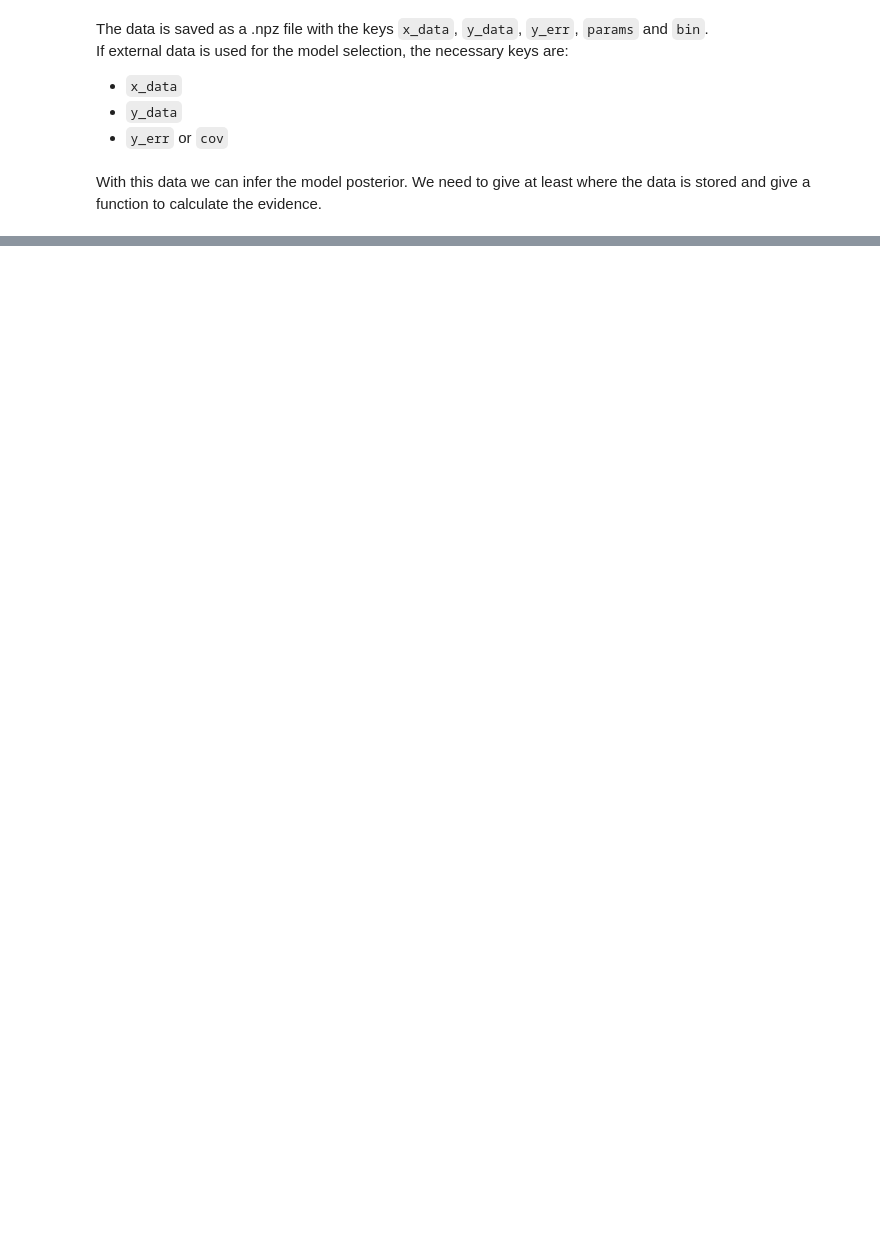
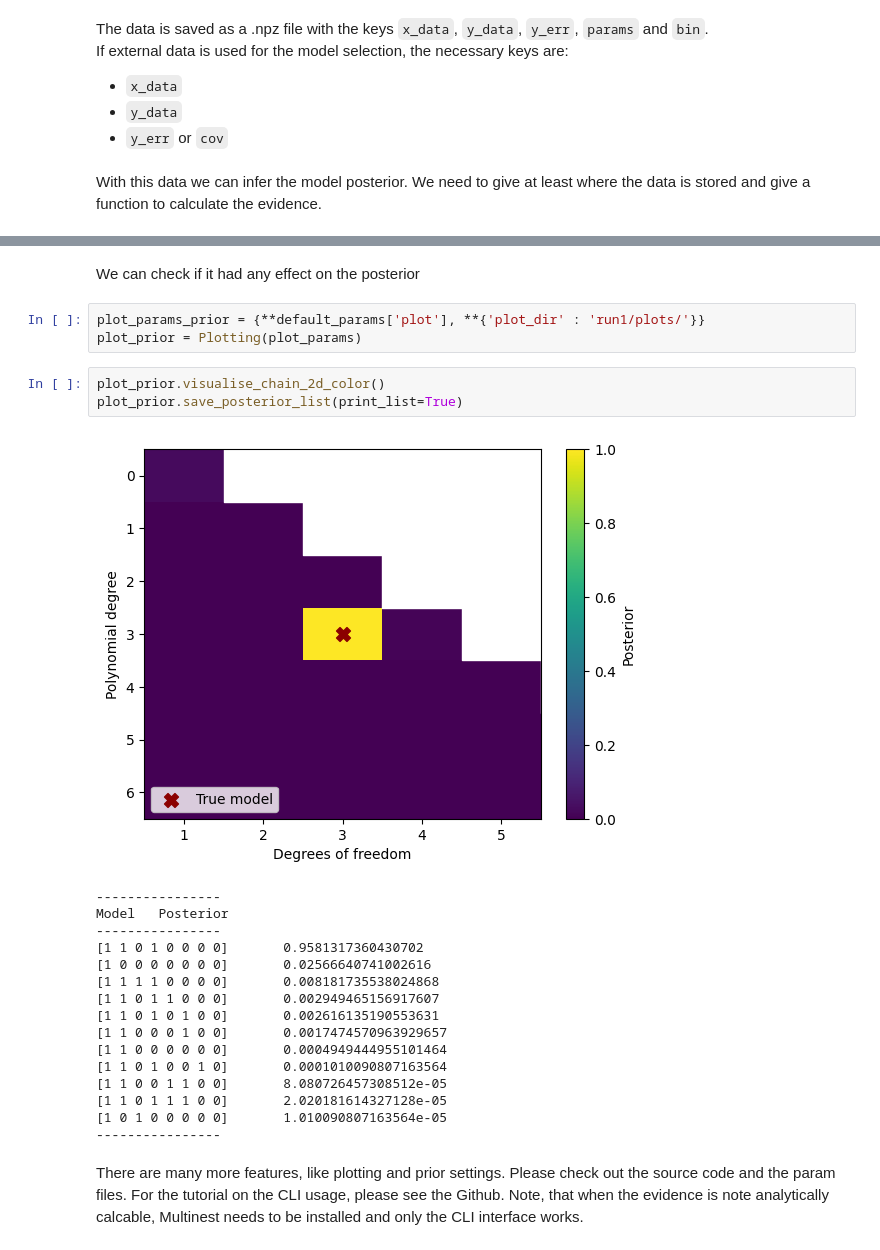
Before and after one commit to cosmostatistics/ebms_mcmc, a Jupyter notebook: examples/example.ipynb, the cells around one changed output, grey strips where cells are left out. Cells and saved outputs as stored; diff of their text form; blank space fills up the shorter version.

```diff
--- a/examples/example.ipynb
+++ b/examples/example.ipynb
@@ -46,0 +88,27 @@ mcmc_class = MCMC(mcmc_params)
+# %% [markdown]
+We can check if it had any effect on the posterior
+# %%
+plot_params_prior = {**default_params['plot'], **{'plot_dir' : 'run1/plots/'}}
+plot_prior = Plotting(plot_params)
+# %%
+plot_prior.visualise_chain_2d_color()
+plot_prior.save_posterior_list(print_list=True)
+# %% [output]
+[figure, added]
+----------------
+Model   Posterior
+----------------
+[1 1 0 1 0 0 0 0]       0.9581317360430702
+[1 0 0 0 0 0 0 0]       0.02566640741002616
+[1 1 1 1 0 0 0 0]       0.008181735538024868
+[1 1 0 1 1 0 0 0]       0.002949465156917607
+[1 1 0 1 0 1 0 0]       0.002616135190553631
+[1 1 0 0 0 1 0 0]       0.0017474570963929657
+[1 1 0 0 0 0 0 0]       0.0004949444955101464
+[1 1 0 1 0 0 1 0]       0.0001010090807163564
+[1 1 0 0 1 1 0 0]       8.080726457308512e-05
+[1 1 0 1 1 1 0 0]       2.020181614327128e-05
+[1 0 1 0 0 0 0 0]       1.010090807163564e-05
+----------------
+# %% [markdown]
+There are many more features, like plotting and prior settings. Please check out the source code and the param files. For the tutorial on the CLI usage, please see the Github. Note, that when the evidence is note analytically calcable, Multinest needs to be installed and only the CLI interface works.
```
Also changed, not shown: parts of 7 cells of this notebook.
